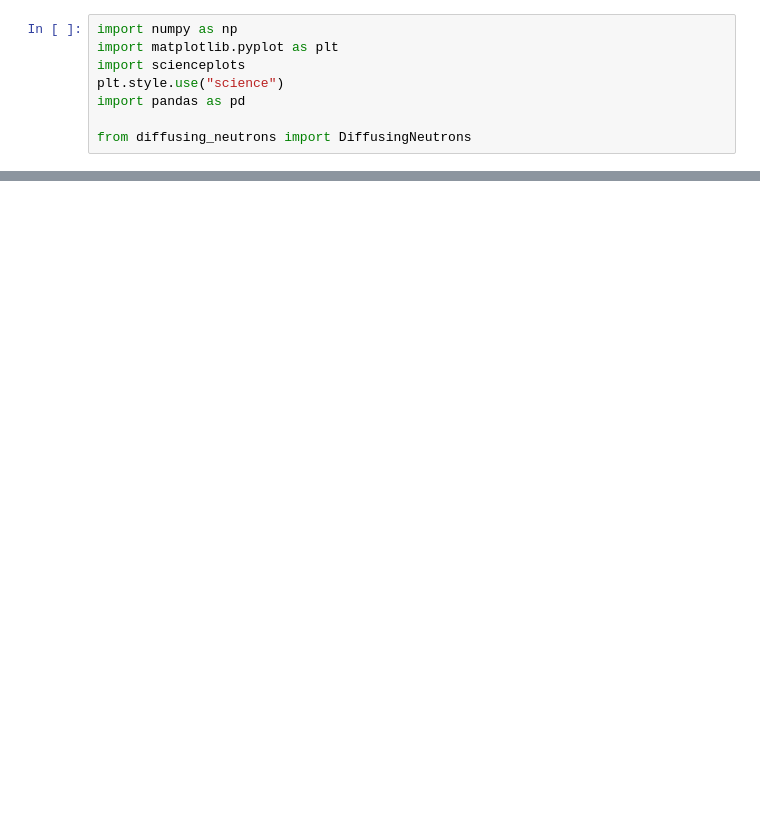
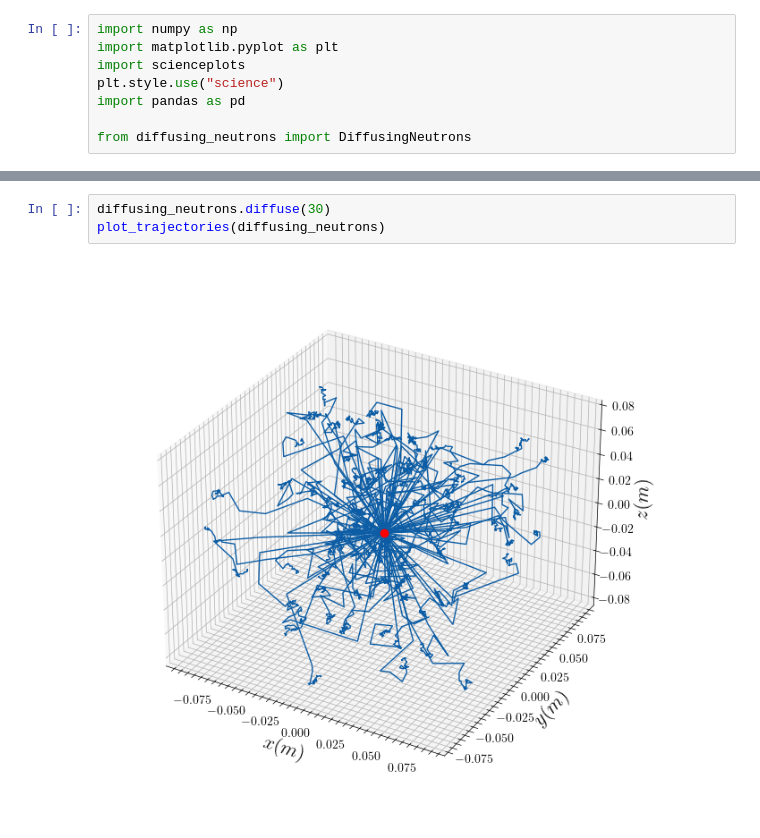
Before and after one commit to DerkNiessink/NeutroWater, a Jupyter notebook: collision.ipynb, the cells around one changed output, grey strips where cells are left out. Cells and saved outputs as stored; diff of their text form; blank space fills up the shorter version.

```diff
--- a/collision.ipynb
+++ b/collision.ipynb
@@ -27,0 +35,5 @@ plt.show()
+# %%
+diffusing_neutrons.diffuse(30)
+plot_trajectories(diffusing_neutrons)
+# %% [output]
+[figure, added]
```
Also changed, not shown: parts of 4 cells of this notebook, 2 other files.
